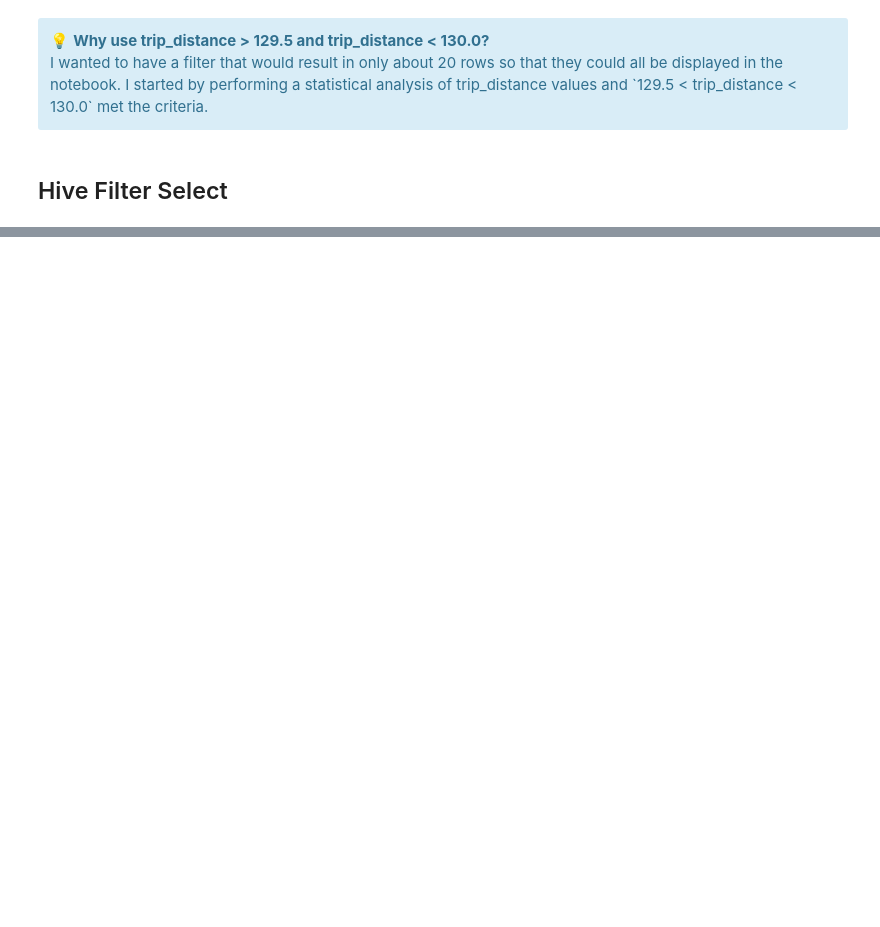
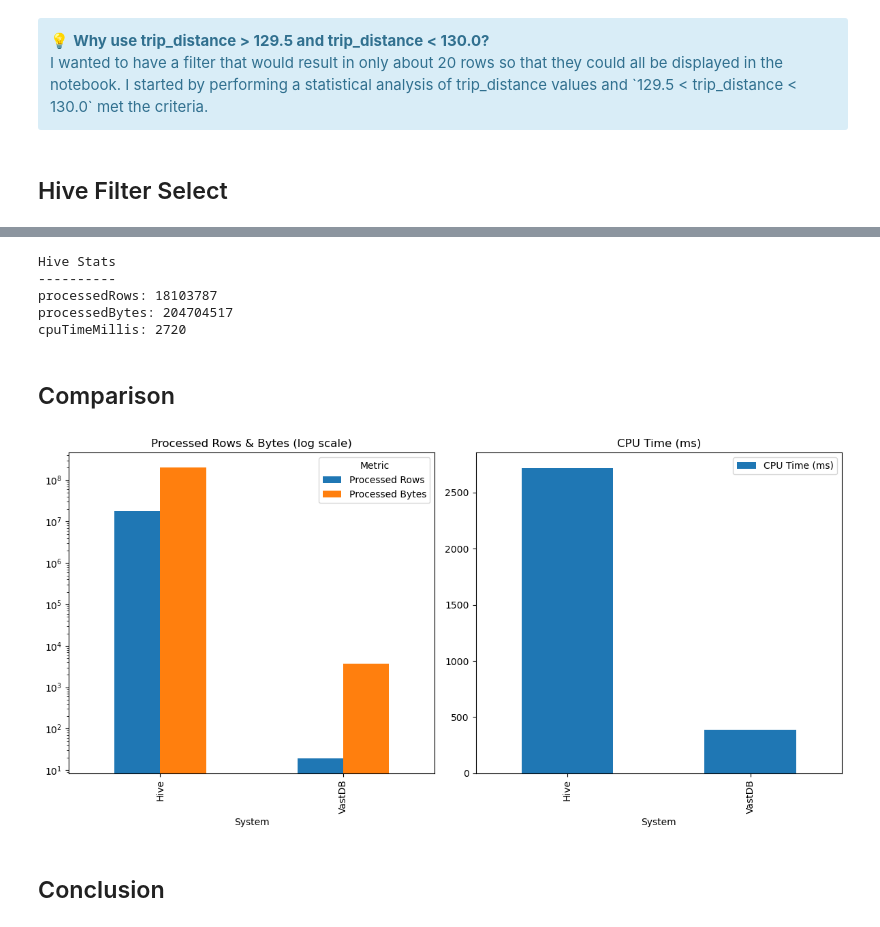
Before and after one commit to snowch/vast-docker-compose-examples, a Jupyter notebook: jupyter-pyspark/examples/taxi_data/yellow_taxi_data_pt6_performance.ipynb, the cells around one changed output, grey strips where cells are left out. Cells and saved outputs as stored; diff of their text form; code cells hidden in the pictures; blank space fills up the shorter version.

```diff
--- a/jupyter-pyspark/examples/taxi_data/yellow_taxi_data_pt6_performance.ipynb
+++ b/jupyter-pyspark/examples/taxi_data/yellow_taxi_data_pt6_performance.ipynb
@@ -15,6 +15,7 @@ You should have already performed the steps in [Parts 0 .. 5](https://github.com
 </div>
 # %%
 import os
+DOCKER_HOST_OR_IP = os.getenv('DOCKER_HOST_OR_IP')
 VASTDB_NYT_BUCKET = os.getenv('VASTDB_NYT_BUCKET')
 VASTDB_NYT_SCHEMA = os.getenv('VASTDB_NYT_SCHEMA')
 VASTDB_NYT_TABLE = os.getenv('VASTDB_NYT_TABLE')
@@ -28,6 +29,22 @@ print(S3_HIVE_TAXI_URI)
 # %% [output]
 csnowdb nyt taxi
 s3a://csnow-bucket/nyt/
+# %%
+import time
+from trino.dbapi import connect
+
+import urllib3
+urllib3.disable_warnings(urllib3.exceptions.InsecureRequestWarning)
+
+conn = connect(
+    host=DOCKER_HOST_OR_IP,
+    port=8443,
+    user="admin",
+    catalog="system",
+    schema="",
+    verify=False,
+    http_scheme="https"
+)
 # %% [markdown]
 ## VastDB Filter Select
 # %%
@@ -112,0 +157,46 @@ Running query in 'trino://admin@se-var-vastdb-ingest:8443/hive'
+# %%
+print(f"""
+Hive Stats
+----------
+processedRows: {hive_stats['processedRows']}
+processedBytes: {hive_stats['processedBytes']}
+cpuTimeMillis: {hive_stats['cpuTimeMillis']}
+""")
+# %% [output]
+Hive Stats
+----------
+processedRows: 18103787
+processedBytes: 204704517
+cpuTimeMillis: 2720
+# %% [markdown]
+## Comparison
+# %%
+import pandas as pd
+import matplotlib.pyplot as plt
+
+# Create a DataFrame using the dictionary data
+df = pd.DataFrame({
+    'System': ['Hive', 'VastDB'],
+    'Processed Rows': [hive_stats['processedRows'], vastdb_stats['processedRows']],
+    'Processed Bytes': [hive_stats['processedBytes'], vastdb_stats['processedBytes']],
+    'CPU Time (ms)': [hive_stats['cpuTimeMillis'], vastdb_stats['cpuTimeMillis']]
+})
+
+# Create a figure with 1 row and 2 columns
+fig, (ax1, ax2) = plt.subplots(1, 2, figsize=(12, 6))
+
+# Plot Processed Rows and Bytes on the first axes (ax1)
+df.plot(x='System', y=['Processed Rows', 'Processed Bytes'], kind='bar', ax=ax1, logy=True)
+ax1.set_title('Processed Rows & Bytes (log scale)')
+ax1.legend(title='Metric')  # Add legend for clarity
+
+# Plot CPU Time on the second axes (ax2)
+df.plot(x='System', y='CPU Time (ms)', kind='bar', ax=ax2)
+ax2.set_title('CPU Time (ms)')
+
+plt.tight_layout()
+plt.show()
+# %% [output]
+[figure, added]
+# %% [markdown]
+## Conclusion
```
Also changed, not shown: parts of 13 cells of this notebook.
